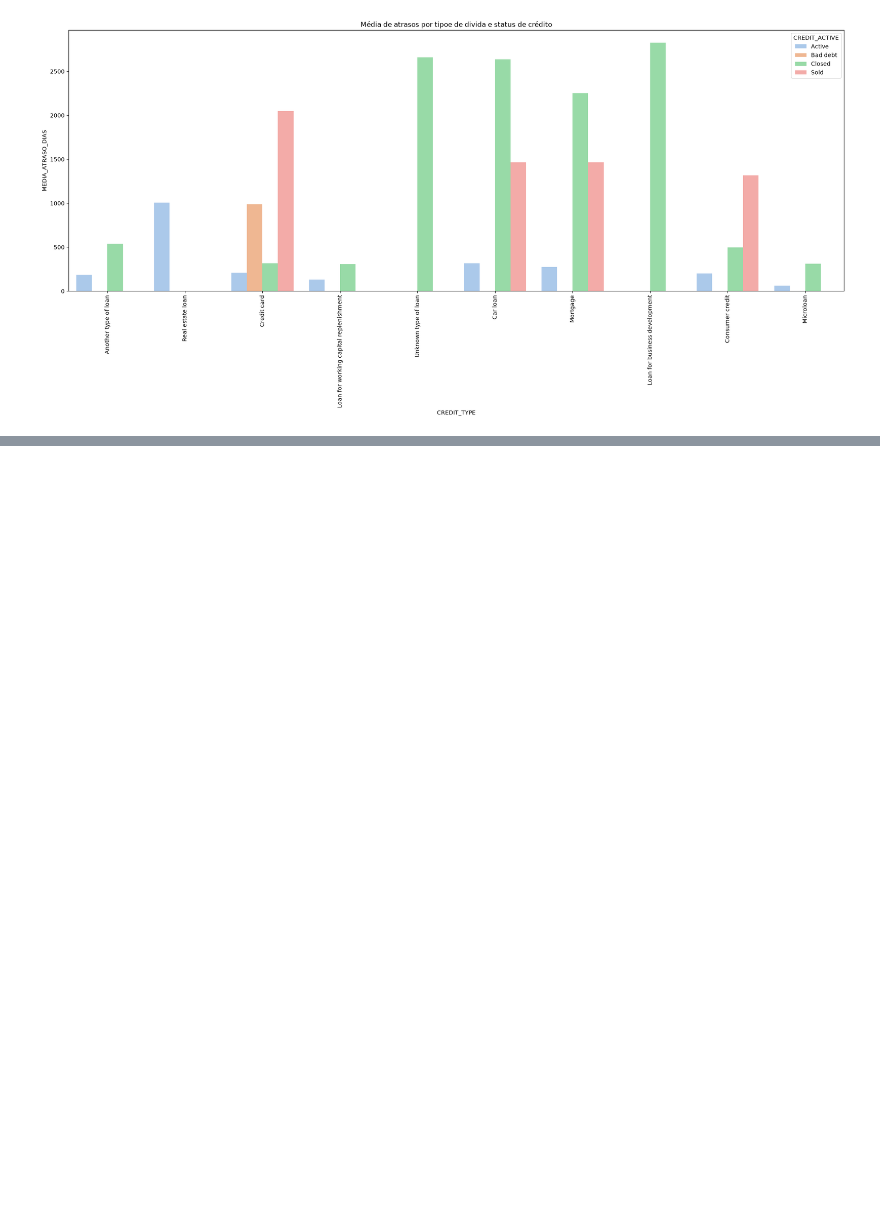
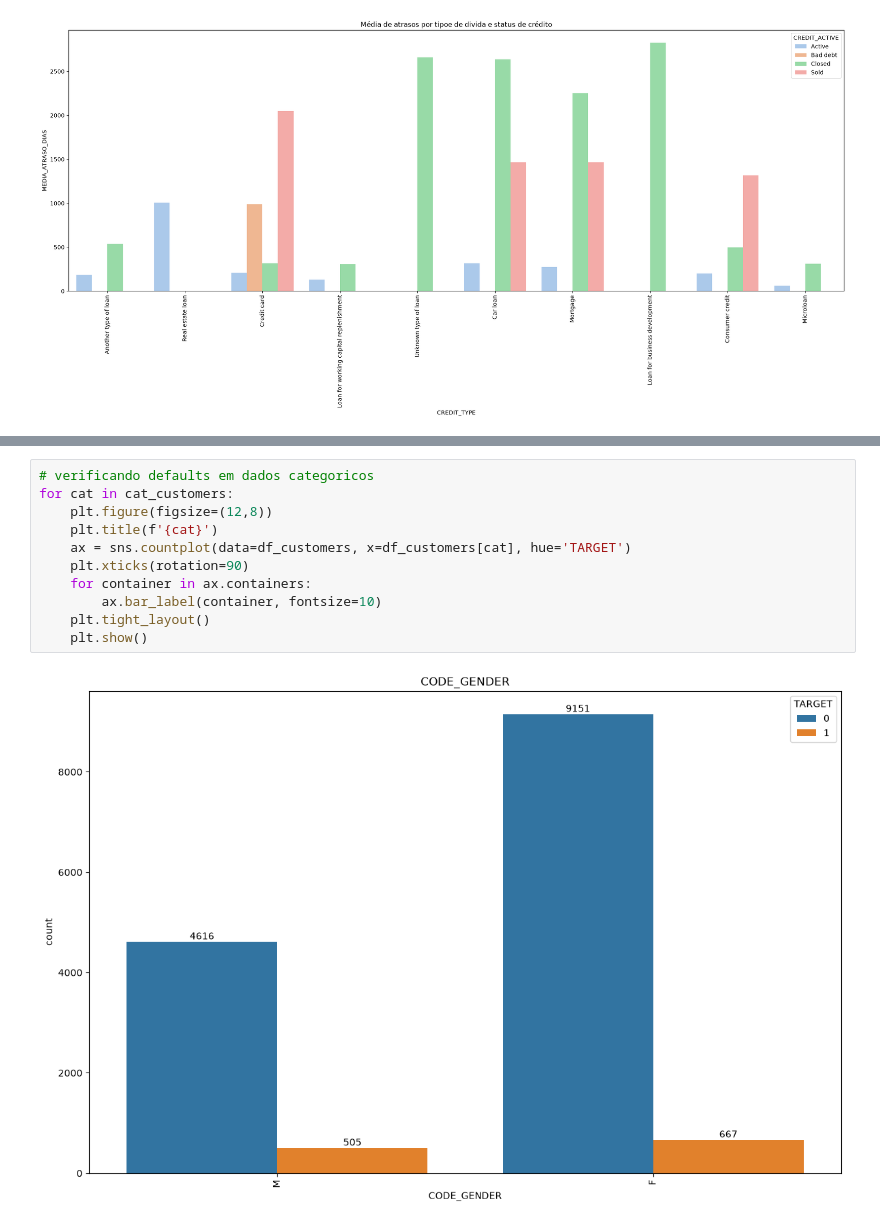
Before and after one commit to WesleySouza13/Home-Credit-Default-Risk, a Jupyter notebook: notebooks/EDA.ipynb, the cells around one changed output, grey strips where cells are left out. Drawn from its saved outputs; the diff is of its cells as text; blank space fills up the shorter version.

```diff
--- a/notebooks/EDA.ipynb
+++ b/notebooks/EDA.ipynb
@@ -175,0 +304,13 @@ hue_plot(df_bureau, 'CREDIT_TYPE', 'MEDIA_ATRASO_DIAS', 'CREDIT_ACTIVE', 'Média
+# %%
+# verificando defaults em dados categoricos
+for cat in cat_customers:
+    plt.figure(figsize=(12,8))
+    plt.title(f'{cat}')
+    ax = sns.countplot(data=df_customers, x=df_customers[cat], hue='TARGET')
+    plt.xticks(rotation=90)
+    for container in ax.containers:
+        ax.bar_label(container, fontsize=10)
+    plt.tight_layout()
+    plt.show()
+# %% [output]
+[figure, added]
```
Also changed, not shown: parts of 18 cells of this notebook.
